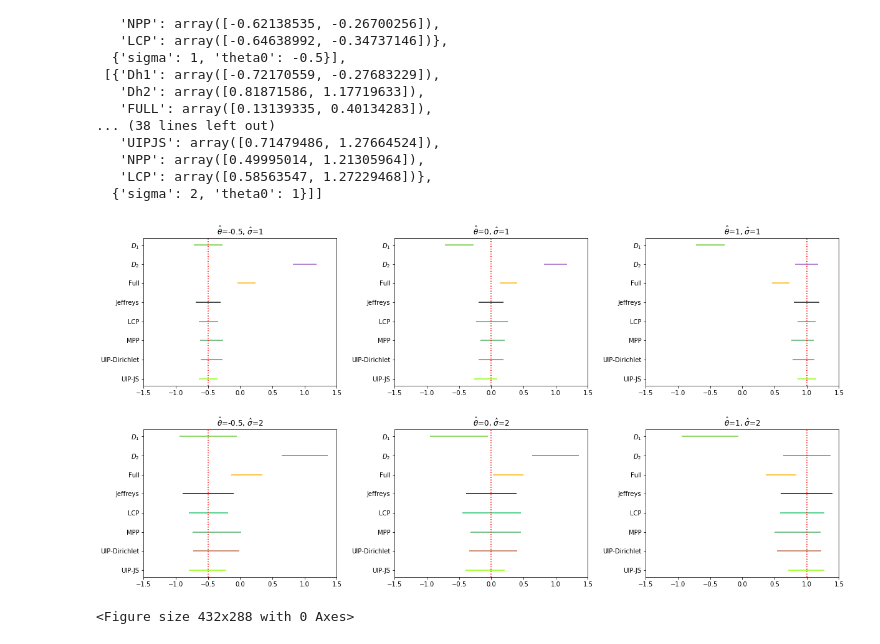
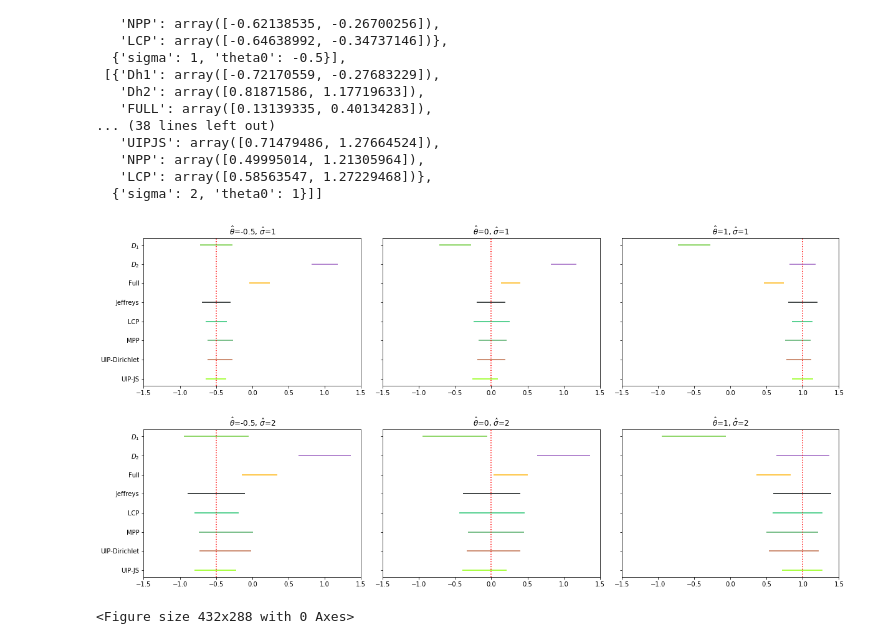
Before and after one commit to JINhuaqing/UIP, a Jupyter notebook: NormSetting/Normal_ana_CI.ipynb, the cells around one changed output. Drawn from its saved outputs; the diff is of its cells as text; code cells hidden in the pictures.

```diff
--- a/NormSetting/Normal_ana_CI.ipynb
+++ b/NormSetting/Normal_ana_CI.ipynb
@@ -161,26 +161,26 @@ with open("normCIs.pkl", "rb") as f:
     ressave = pickle.load(f)
 # %%
 fig, axes = plt.subplots(nrows=2,ncols=3,
-                         sharex=False,sharey=False,figsize=(20,10))
-plt.subplots_adjust(wspace=0.3, hspace=0.3)
+                         sharex=False,sharey=True, figsize=(20,10))
+plt.subplots_adjust(wspace=0.1, hspace=0.3)
 cols = list(sns.xkcd_rgb.values())
 keys = ["UIP-JS", "UIP-Dirichlet", "MPP", "LCP", r"Jeffreys", "Full", r"$D_2$", r"$D_1$"]
 ords = ["UIPJS", "UIPD", "NPP", "LCP", "JEF", "FULL", "Dh2", "Dh1"]
 for i in range(2):
     for j in range(3):
         idx1 = i*3 + j
         resCIs, paras= ressave[idx1]
         axes[i, j].set_xlim([-1.5, 1.5])
         tl = r"$\hat{\theta}$" + f"={paras.theta0}" + ", " +  r"$\hat{\sigma}$" + f"={paras.sigma}"
         axes[i, j].set_title(tl)
         for idx, key in enumerate(ords):
             axes[i, j].hlines(idx, xmin=resCIs[key][0], xmax=resCIs[key][1], color=cols[idx])
         axes[i, j].axvline(paras.theta0, linestyle=":", color="red")
         axes[i, j].set_yticks(list(range(len(keys))))
         axes[i, j].set_yticklabels(keys)
-plt.savefig("CIs.pdf")
+plt.savefig("NormCIs.pdf")
 # %% [output]
-[figure, old version]
+[figure, new version]
 # %%
 # %% [output]
 <Figure size 432x288 with 0 Axes>
```
Also changed, not shown: 4 other files.
